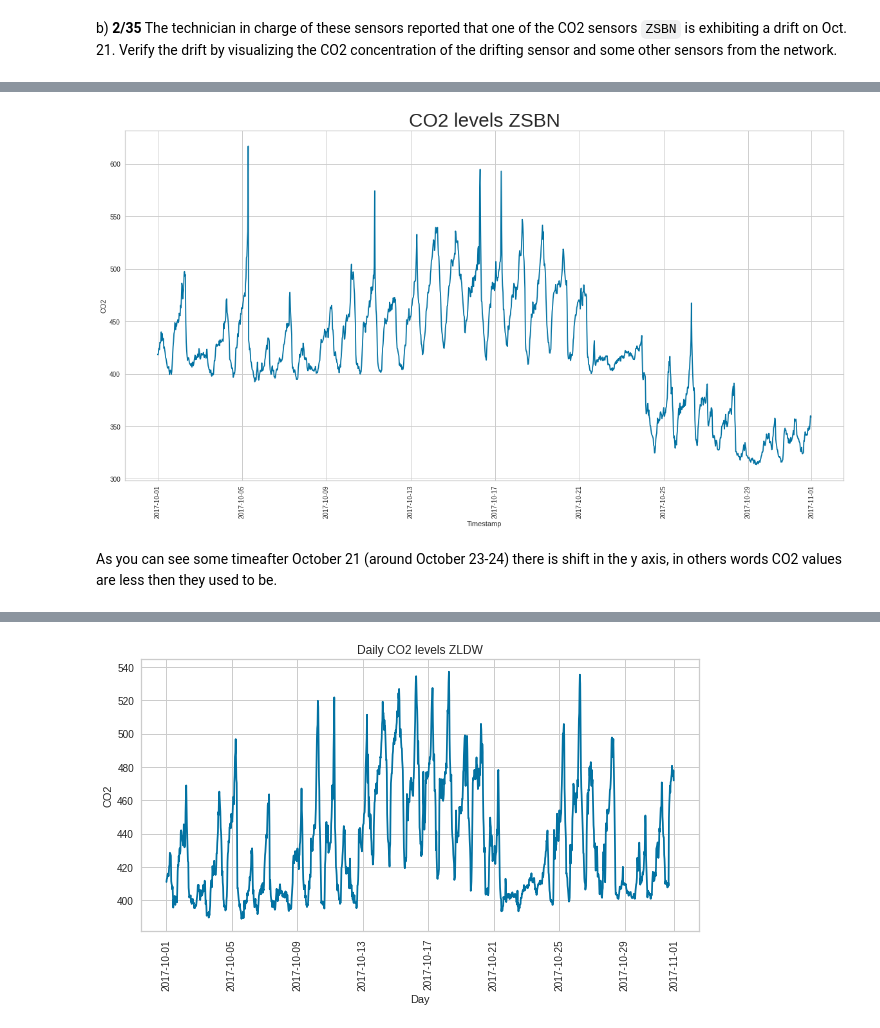
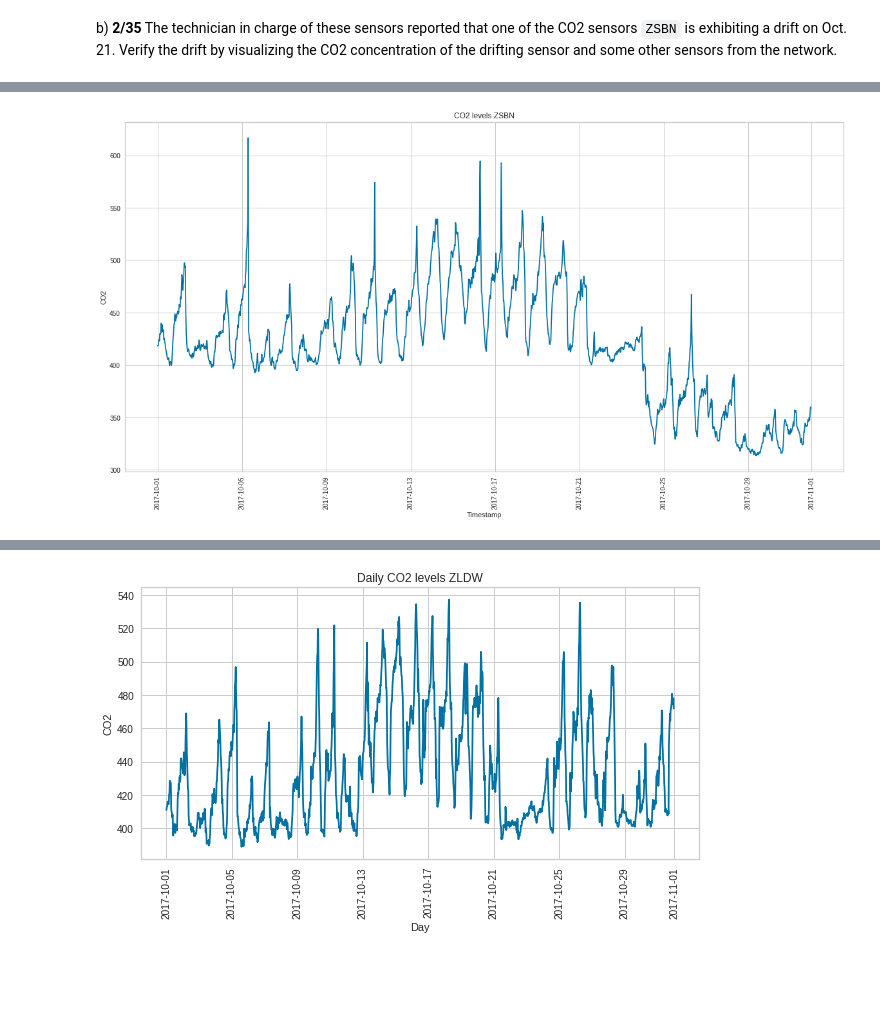
Before and after one commit to FurkanKarakas/dslab-homework-2, a Jupyter notebook: notebooks/DSLab_homework-2.ipynb, the cells around one changed output, grey strips where cells are left out. Drawn from its saved outputs; the diff is of its cells as text; code cells hidden in the pictures; blank space fills up the shorter version.

```diff
--- a/notebooks/DSLab_homework-2.ipynb
+++ b/notebooks/DSLab_homework-2.ipynb
@@ -323,7 +327,7 @@ visualizer.show()
 By default, the scoring parameter metric is set to distortion, which computes the sum of squared distances from each point to its assigned center. However, two other metrics can also be used with the KElbowVisualizer – `silhouette` and `calinski_harabasz`. The silhouette score calculates the mean Silhouette Coefficient of all samples, while the calinski_harabasz score computes the ratio of dispersion between and within clusters.
 # %%
 # calinski_harabasz score
-visualizer = KElbowVisualizer(model, k=(2,10), metric='calinski_harabasz')
+visualizer = KElbowVisualizer(model, k=(2,20), metric='calinski_harabasz')
 visualizer.fit(altitudes)
 visualizer.show()
 # %% [output]
@@ -564,13 +578,11 @@ df_zsbn = df_final[df_final['LocationName'] == "ZSBN"]
 # %%
 plt.figure(figsize=(20,10))
 plt.plot(df_co2_zsbn["CO2"])
 plt.xlabel("Timestamp")
 plt.ylabel("CO2")
-plt.title('CO2 levels ZSBN',size = 30)
+plt.title('CO2 levels ZSBN')
 plt.xticks(rotation=90)
 plt.grid(True)
 plt.show()
 # %% [output]
-[figure, old version]
+[figure, new version]
-# %% [markdown]
-As you can see some timeafter October 21 (around October 23-24) there is shift in the y axis, in others words CO2 values are less then they used to be.
```
Also changed, not shown: parts of 71 cells of this notebook.
